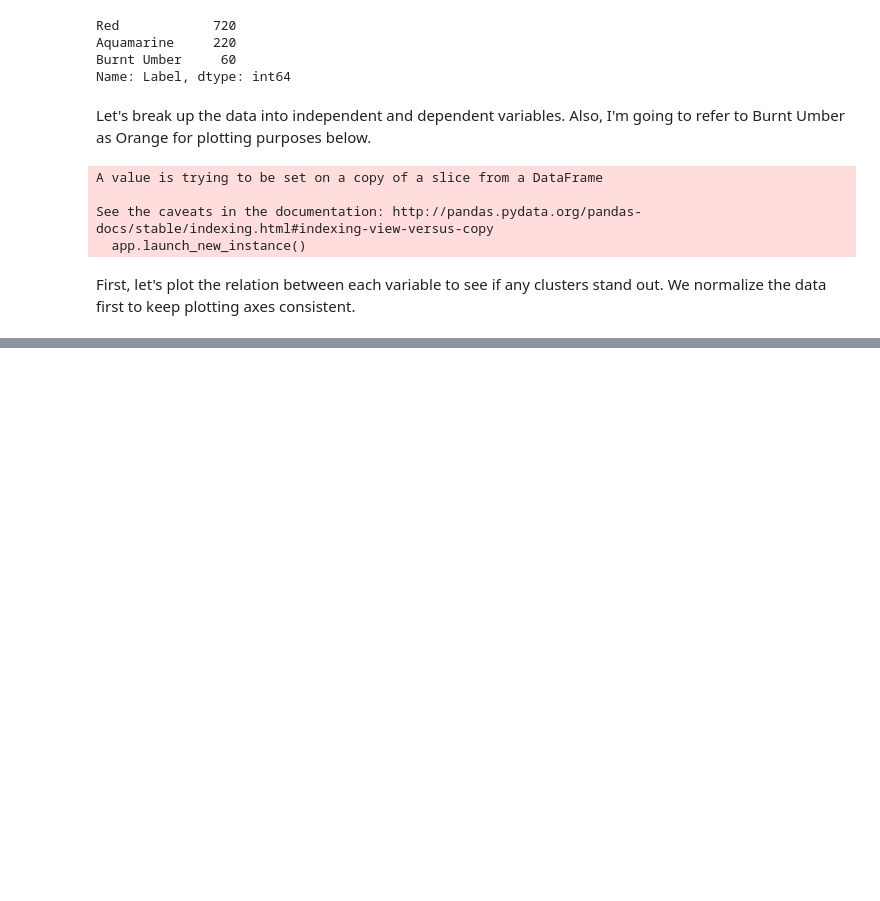
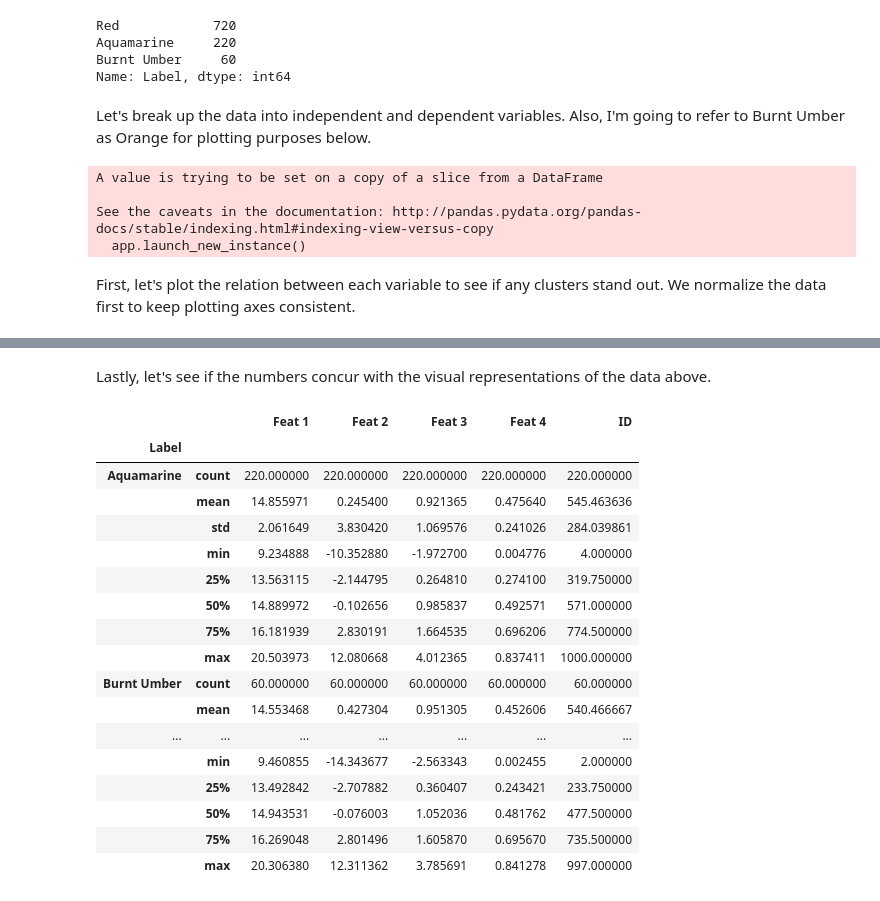
Before and after one commit to magratheazaphod/nextcaller, a Jupyter notebook: one_final.ipynb, the cells around one changed output, grey strips where cells are left out. Saved outputs shown, nothing was run; the diff lists cells and outputs as text; code cells hidden in the pictures; blank space fills up the shorter version.

Commit message:
wrapping up data exploration

```diff
--- a/one_final.ipynb
+++ b/one_final.ipynb
@@ -80,0 +154,23 @@ X_sc.min()
+# %% [markdown]
+Lastly, let's see if the numbers concur with the visual representations of the data above.
+# %%
+data.groupby('Label').describe()
+# %% [output]
+|  |  | Feat 1 | Feat 2 | Feat 3 | Feat 4 | ID |
+| Label |  |  |  |  |  |  |
+| Aquamarine | count | 220.000000 | 220.000000 | 220.000000 | 220.000000 | 220.000000 |
+|  | mean | 14.855971 | 0.245400 | 0.921365 | 0.475640 | 545.463636 |
+|  | std | 2.061649 | 3.830420 | 1.069576 | 0.241026 | 284.039861 |
+|  | min | 9.234888 | -10.352880 | -1.972700 | 0.004776 | 4.000000 |
+|  | 25% | 13.563115 | -2.144795 | 0.264810 | 0.274100 | 319.750000 |
+|  | 50% | 14.889972 | -0.102656 | 0.985837 | 0.492571 | 571.000000 |
+|  | 75% | 16.181939 | 2.830191 | 1.664535 | 0.696206 | 774.500000 |
+|  | max | 20.503973 | 12.080668 | 4.012365 | 0.837411 | 1000.000000 |
+| Burnt Umber | count | 60.000000 | 60.000000 | 60.000000 | 60.000000 | 60.000000 |
+|  | mean | 14.553468 | 0.427304 | 0.951305 | 0.452606 | 540.466667 |
+| ... | ... | ... | ... | ... | ... | ... |
+|  | min | 9.460855 | -14.343677 | -2.563343 | 0.002455 | 2.000000 |
+|  | 25% | 13.492842 | -2.707882 | 0.360407 | 0.243421 | 233.750000 |
+|  | 50% | 14.943531 | -0.076003 | 1.052036 | 0.481762 | 477.500000 |
+|  | 75% | 16.269048 | 2.801496 | 1.605870 | 0.695670 | 735.500000 |
+|  | max | 20.306380 | 12.311362 | 3.785691 | 0.841278 | 997.000000 |
```
Also changed, not shown: parts of 8 cells of this notebook, 1 other file.
